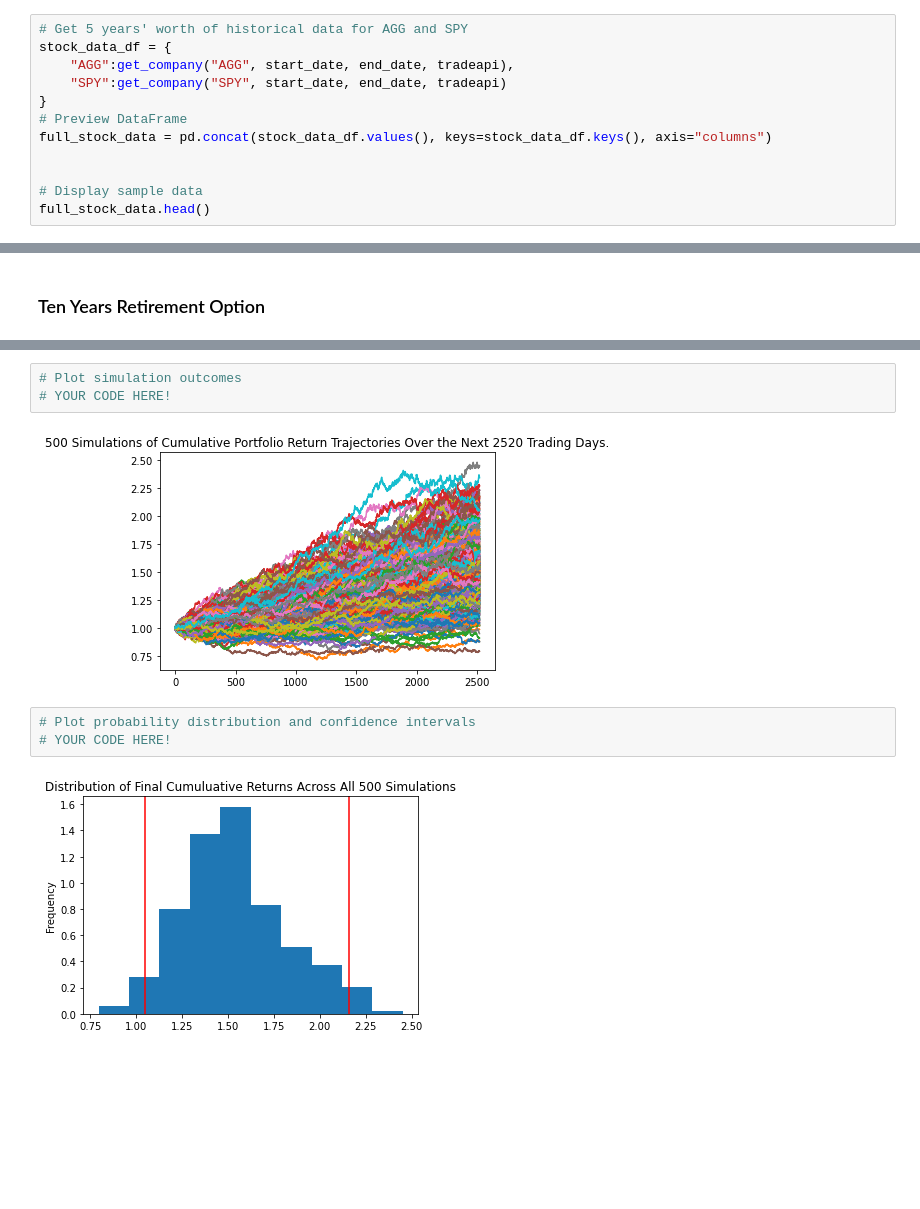
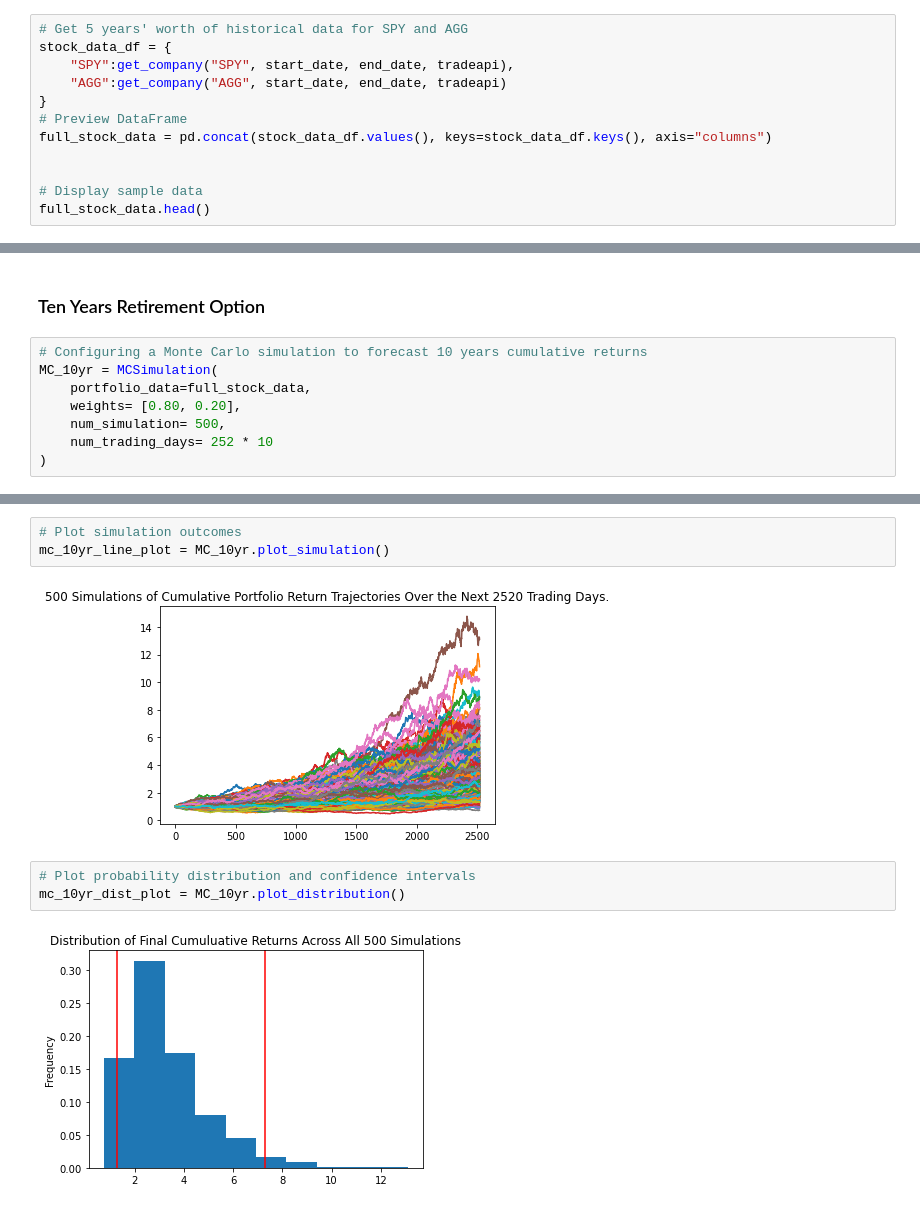
Before and after one commit to a-altman/api-financial-planning, a Jupyter notebook: financial-planner.ipynb, the cells around one changed output, grey strips where cells are left out. Cells and saved outputs as stored; diff of their text form; blank space fills up the shorter version.

Commit message:
monte carlo simulations for early retirement. updated readme

```diff
--- a/financial-planner.ipynb
+++ b/financial-planner.ipynb
@@ -172,10 +172,10 @@ Congratulations! Your total savings of $108755.72 is enough money in case of an
 start_date = pd.Timestamp('2017-03-18', tz='America/New_York').isoformat()
 end_date = pd.Timestamp('2022-03-18', tz='America/New_York').isoformat()
 # %%
-# Get 5 years' worth of historical data for AGG and SPY
+# Get 5 years' worth of historical data for SPY and AGG
 stock_data_df = {
-    "AGG":get_company("AGG", start_date, end_date, tradeapi),
-    "SPY":get_company("SPY", start_date, end_date, tradeapi)
+    "SPY":get_company("SPY", start_date, end_date, tradeapi),
+    "AGG":get_company("AGG", start_date, end_date, tradeapi)
 }
 # Preview DataFrame
 full_stock_data = pd.concat(stock_data_df.values(), keys=stock_data_df.keys(), axis="columns")
@@ -363,3 +338,11 @@ There is a 95% chance that an initial investment of $60000 in the portfolio over
 # %% [markdown]
 ### Ten Years Retirement Option
+# %%
+# Configuring a Monte Carlo simulation to forecast 10 years cumulative returns
+MC_10yr = MCSimulation(
+    portfolio_data=full_stock_data,
+    weights= [0.80, 0.20],
+    num_simulation= 500,
+    num_trading_days= 252 * 10
+)
 # %%
@@ -402,12 +351,12 @@ Running Monte Carlo simulation number 490.
 # %%
 # Plot simulation outcomes
-# YOUR CODE HERE!
+mc_10yr_line_plot = MC_10yr.plot_simulation()
 # %% [output]
-[figure, old version]
+[figure, new version]
 # %%
 # Plot probability distribution and confidence intervals
-# YOUR CODE HERE!
+mc_10yr_dist_plot = MC_10yr.plot_distribution()
 # %% [output]
-[figure, old version]
+[figure, new version]
 # %%
 # Fetch summary statistics from the Monte Carlo simulation results
```
Also changed, not shown: parts of 25 cells of this notebook, 1 other file.
